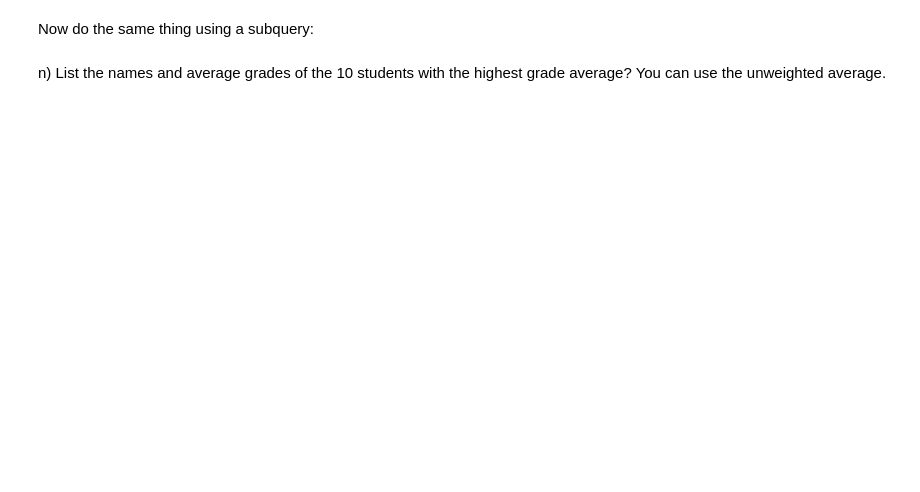
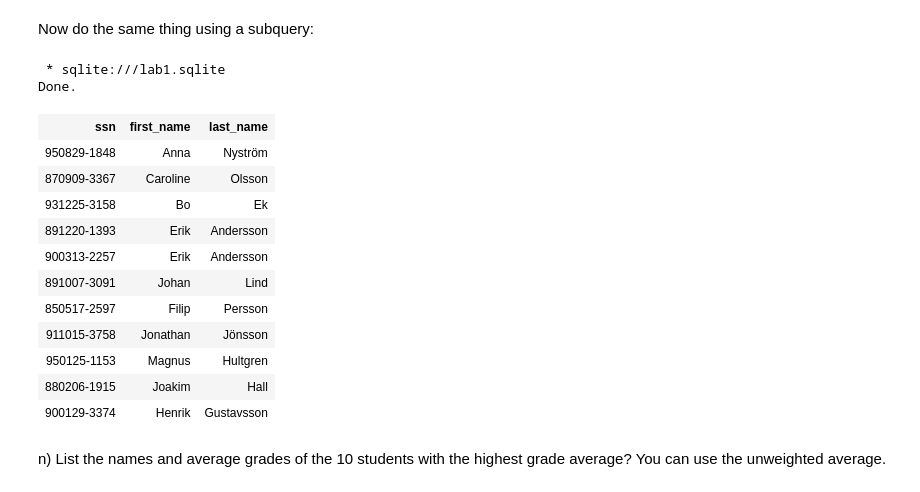
Before and after one commit to nichobi/edaf75, a Jupyter notebook: lab1/lab1.ipynb, the cells around one changed output. Cells and saved outputs as stored; diff of their text form; code cells hidden in the pictures; blank space fills up the shorter version.

```diff
--- a/lab1/lab1.ipynb
+++ b/lab1/lab1.ipynb
@@ -315,6 +568,27 @@ m) Which students have taken 0 credits? [11] This problem
 Now do the same thing using a subquery:
 # %%
 %%sql
+SELECT ssn,first_name,last_name
+FROM students
+WHERE ssn NOT IN (
+    SELECT ssn
+    FROM taken_courses
+)
+# %% [output]
+ * sqlite:///lab1.sqlite
+Done.
+| ssn | first_name | last_name |
+| 950829-1848 | Anna | Nyström |
+| 870909-3367 | Caroline | Olsson |
+| 931225-3158 | Bo | Ek |
+| 891220-1393 | Erik | Andersson |
+| 900313-2257 | Erik | Andersson |
+| 891007-3091 | Johan | Lind |
+| 850517-2597 | Filip | Persson |
+| 911015-3758 | Jonathan | Jönsson |
+| 950125-1153 | Magnus | Hultgren |
+| 880206-1915 | Joakim | Hall |
+| 900129-3374 | Henrik | Gustavsson |
 # %% [markdown]
 n) List the names and average grades of the 10 students with
    the highest grade average? You can use the unweighted
```
Also changed, not shown: parts of 20 cells of this notebook, 1 other file.
